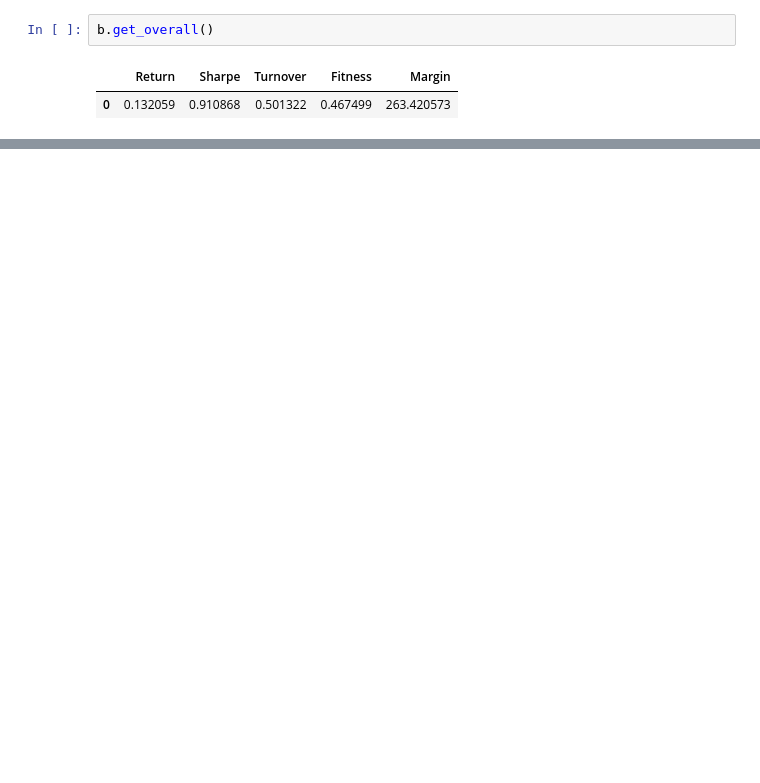
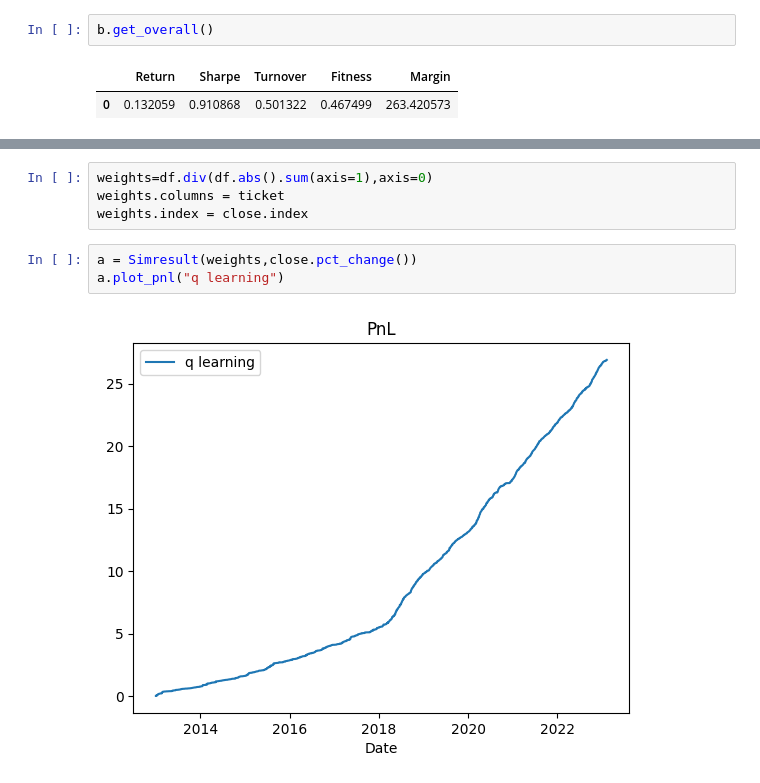
Before and after one commit to khanhtrinh2003/VN30-Strategy, a Jupyter notebook: main.ipynb, the cells around one changed output, grey strips where cells are left out. Drawn from its saved outputs; the diff is of its cells as text; blank space fills up the shorter version.

```diff
--- a/main.ipynb
+++ b/main.ipynb
@@ -329,0 +436,9 @@ plt.legend()
+# %%
+weights=df.div(df.abs().sum(axis=1),axis=0)
+weights.columns = ticket
+weights.index = close.index
+# %%
+a = Simresult(weights,close.pct_change())
+a.plot_pnl("q learning")
+# %% [output]
+[figure, added]
```
Also changed, not shown: parts of 26 cells of this notebook, 9 other files.
